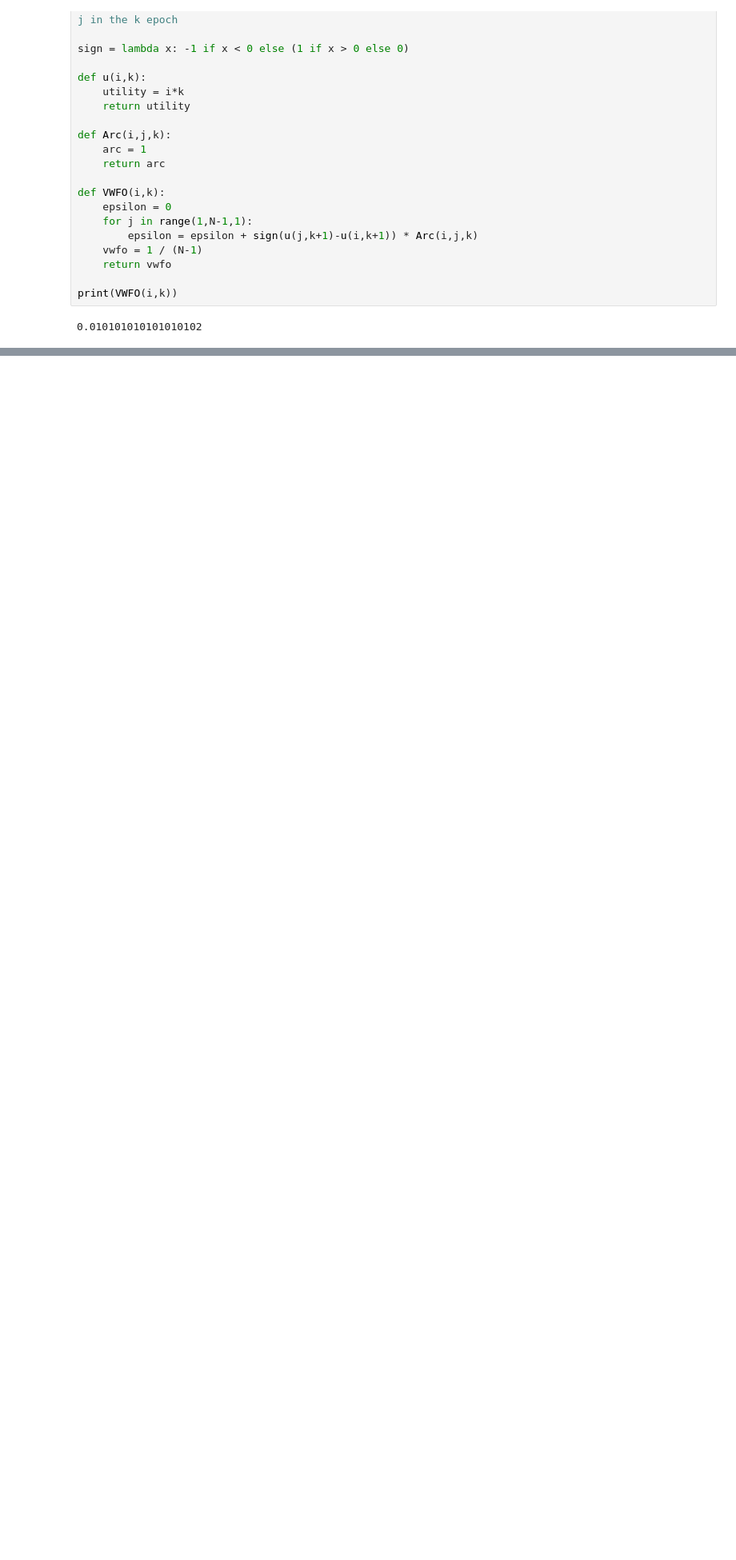
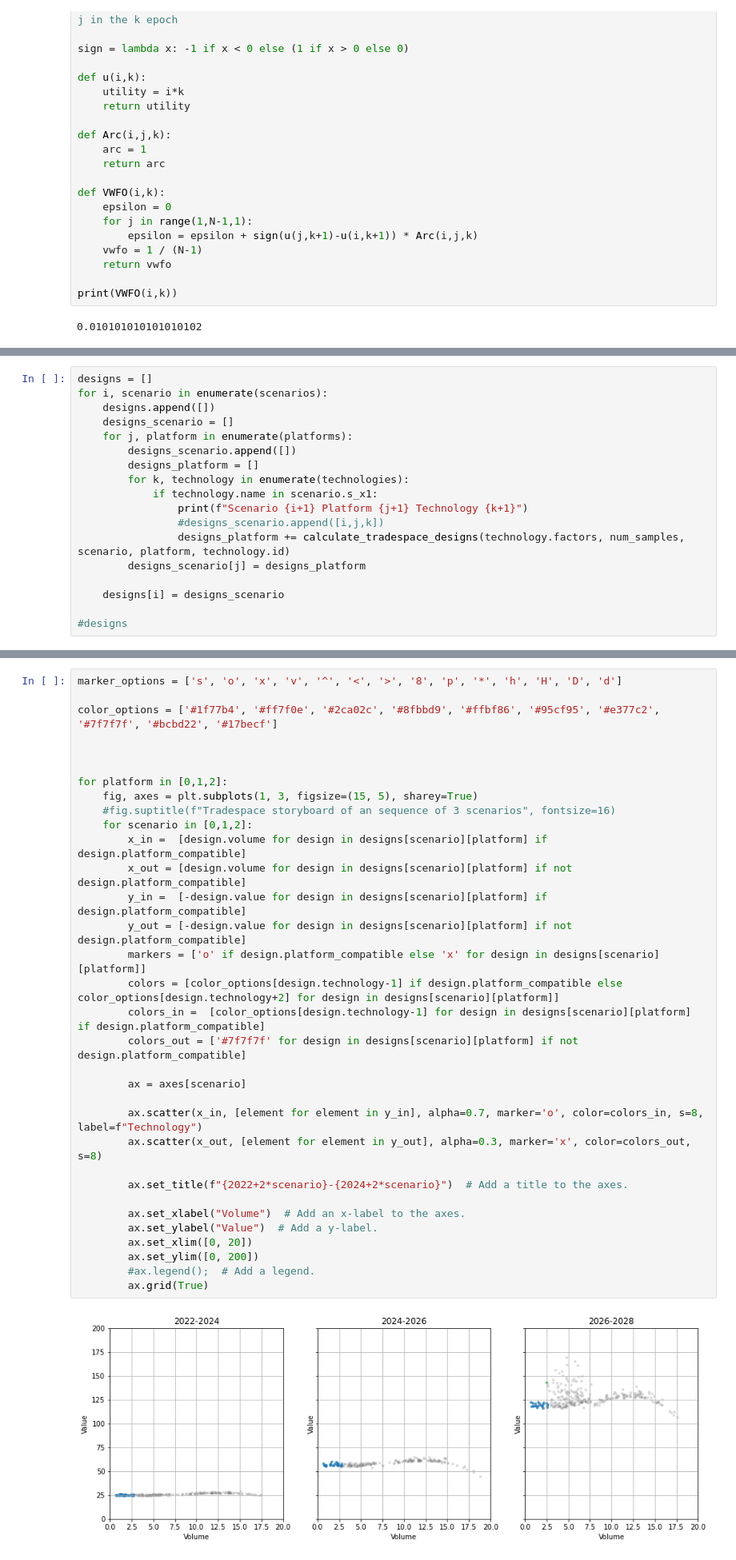
Before and after one commit to sed-group/VISP-Core, a Jupyter notebook: vwfo/vwfo.ipynb, the cells around one changed output, grey strips where cells are left out. Shown at 80% size. Saved outputs shown, nothing was run; the diff lists cells and outputs as text; blank space fills up the shorter version.

```diff
--- a/vwfo/vwfo.ipynb
+++ b/vwfo/vwfo.ipynb
@@ -684,0 +622,18 @@ plt.show()
+# %%
+designs = []
+for i, scenario in enumerate(scenarios):
+    designs.append([])
+    designs_scenario = []
+    for j, platform in enumerate(platforms):
+        designs_scenario.append([])
+        designs_platform = []
+        for k, technology in enumerate(technologies):
+            if technology.name in scenario.s_x1:
+                print(f"Scenario {i+1} Platform {j+1} Technology {k+1}")
+                #designs_scenario.append([i,j,k])
+                designs_platform += calculate_tradespace_designs(technology.factors, num_samples, scenario, platform, technology.id)
+        designs_scenario[j] = designs_platform
+
+    designs[i] = designs_scenario
+
+#designs
@@ -687,0 +672,35 @@ plt.show()
+# %%
+marker_options = ['s', 'o', 'x', 'v', '^', '<', '>', '8', 'p', '*', 'h', 'H', 'D', 'd']
+
+color_options = ['#1f77b4', '#ff7f0e', '#2ca02c', '#8fbbd9', '#ffbf86', '#95cf95', '#e377c2', '#7f7f7f', '#bcbd22', '#17becf']
+
+
+
+for platform in [0,1,2]:
+    fig, axes = plt.subplots(1, 3, figsize=(15, 5), sharey=True)
+    #fig.suptitle(f"Tradespace storyboard of an sequence of 3 scenarios", fontsize=16)
+    for scenario in [0,1,2]:
+        x_in =  [design.volume for design in designs[scenario][platform] if design.platform_compatible]
+        x_out = [design.volume for design in designs[scenario][platform] if not design.platform_compatible]
+        y_in =  [-design.value for design in designs[scenario][platform] if design.platform_compatible]
+        y_out = [-design.value for design in designs[scenario][platform] if not design.platform_compatible]
+        markers = ['o' if design.platform_compatible else 'x' for design in designs[scenario][platform]]
+        colors = [color_options[design.technology-1] if design.platform_compatible else color_options[design.technology+2] for design in designs[scenario][platform]]
+        colors_in =  [color_options[design.technology-1] for design in designs[scenario][platform] if design.platform_compatible]
+        colors_out = ['#7f7f7f' for design in designs[scenario][platform] if not design.platform_compatible]
+
+        ax = axes[scenario]
+
+        ax.scatter(x_in, [element for element in y_in], alpha=0.7, marker='o', color=colors_in, s=8, label=f"Technology")
+        ax.scatter(x_out, [element for element in y_out], alpha=0.3, marker='x', color=colors_out, s=8)
+
+        ax.set_title(f"{2022+2*scenario}-{2024+2*scenario}")  # Add a title to the axes.
+
+        ax.set_xlabel("Volume")  # Add an x-label to the axes.
+        ax.set_ylabel("Value")  # Add a y-label.
+        ax.set_xlim([0, 20])
+        ax.set_ylim([0, 200])
+        #ax.legend();  # Add a legend.
+        ax.grid(True)
+# %% [output]
+[figure, added]
```
Also changed, not shown: parts of 40 cells of this notebook, 4 other files.
